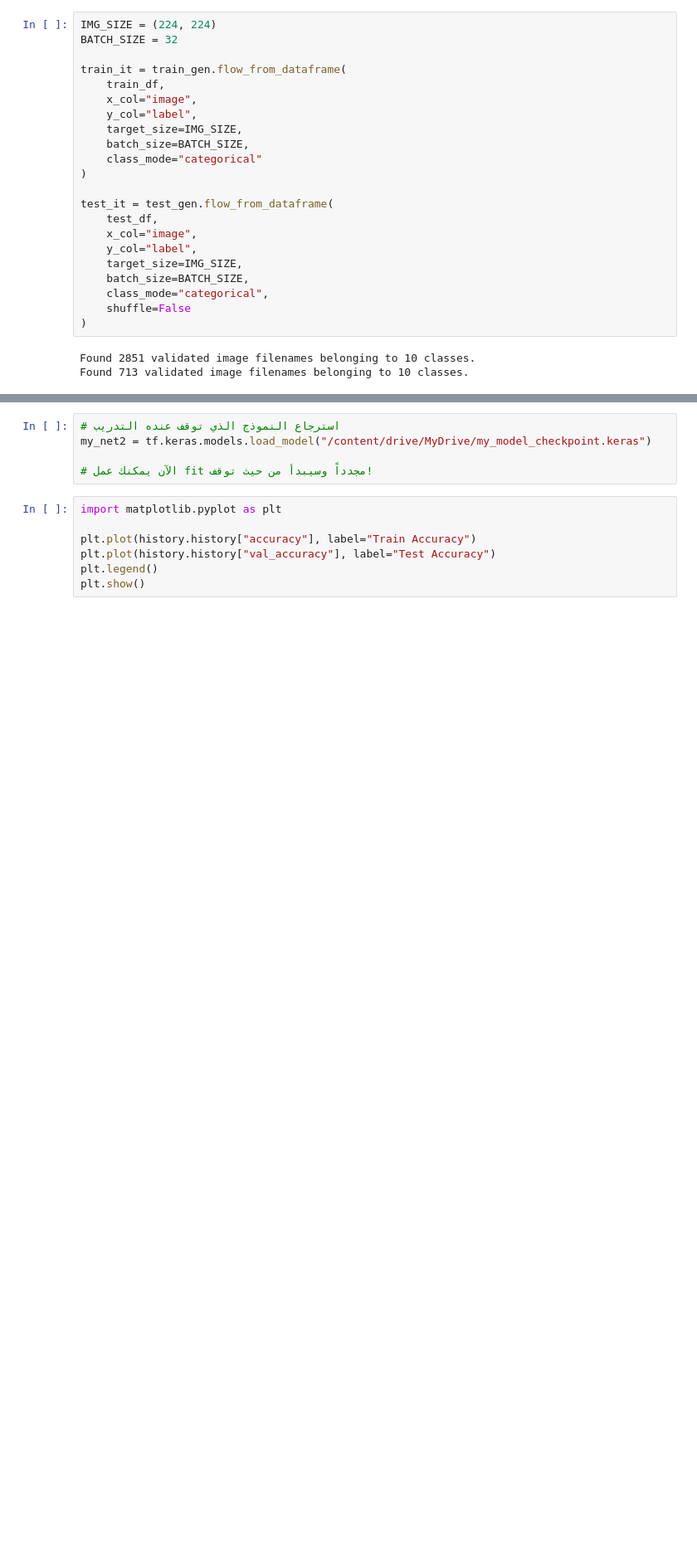
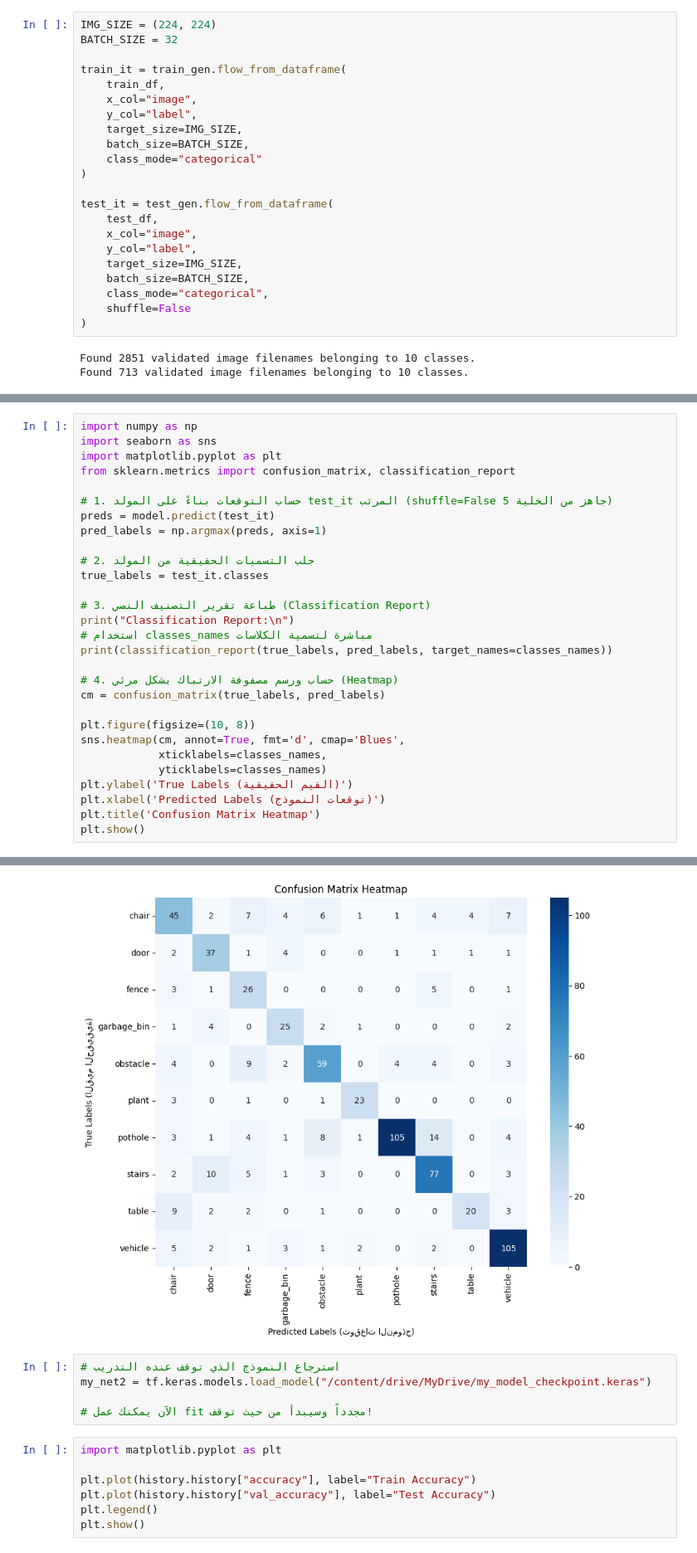
Before and after one commit to alwhshalkasr267-design/FinalProject, a Jupyter notebook: finalproject_2.ipynb, the cells around one changed output, grey strips where cells are left out. Shown at 83% size. Saved outputs shown, nothing was run; the diff lists cells and outputs as text; blank space fills up the shorter version.

```diff
--- a/finalproject_2.ipynb
+++ b/finalproject_2.ipynb
@@ -259,0 +272,30 @@ Epoch 3/30
+# %%
+import numpy as np
+import seaborn as sns
+import matplotlib.pyplot as plt
+from sklearn.metrics import confusion_matrix, classification_report
+
+# 1. حساب التوقعات بناءً على المولد test_it المرتب (shuffle=False جاهز من الخلية 5)
+preds = model.predict(test_it)
+pred_labels = np.argmax(preds, axis=1)
+
+# 2. جلب التسميات الحقيقية من المولد
+true_labels = test_it.classes
+
+# 3. طباعة تقرير التصنيف النصي (Classification Report)
+print("Classification Report:\n")
+# استخدام classes_names مباشرة لتسمية الكلاسات
+print(classification_report(true_labels, pred_labels, target_names=classes_names))
+
+# 4. حساب ورسم مصفوفة الارتباك بشكل مرئي (Heatmap)
+cm = confusion_matrix(true_labels, pred_labels)
+
+plt.figure(figsize=(10, 8))
+sns.heatmap(cm, annot=True, fmt='d', cmap='Blues',
+            xticklabels=classes_names,
+            yticklabels=classes_names)
+plt.ylabel('True Labels (القيم الحقيقية)')
+plt.xlabel('Predicted Labels (توقعات النموذج)')
+plt.title('Confusion Matrix Heatmap')
+plt.show()
+# %% [output]
@@ -260,3 +321,4 @@ Epoch 3/30
+[figure, added]
 # %%
 # استرجاع النموذج الذي توقف عنده التدريب
 my_net2 = tf.keras.models.load_model("/content/drive/MyDrive/my_model_checkpoint.keras")
```
Also changed, not shown: parts of 13 cells of this notebook.
